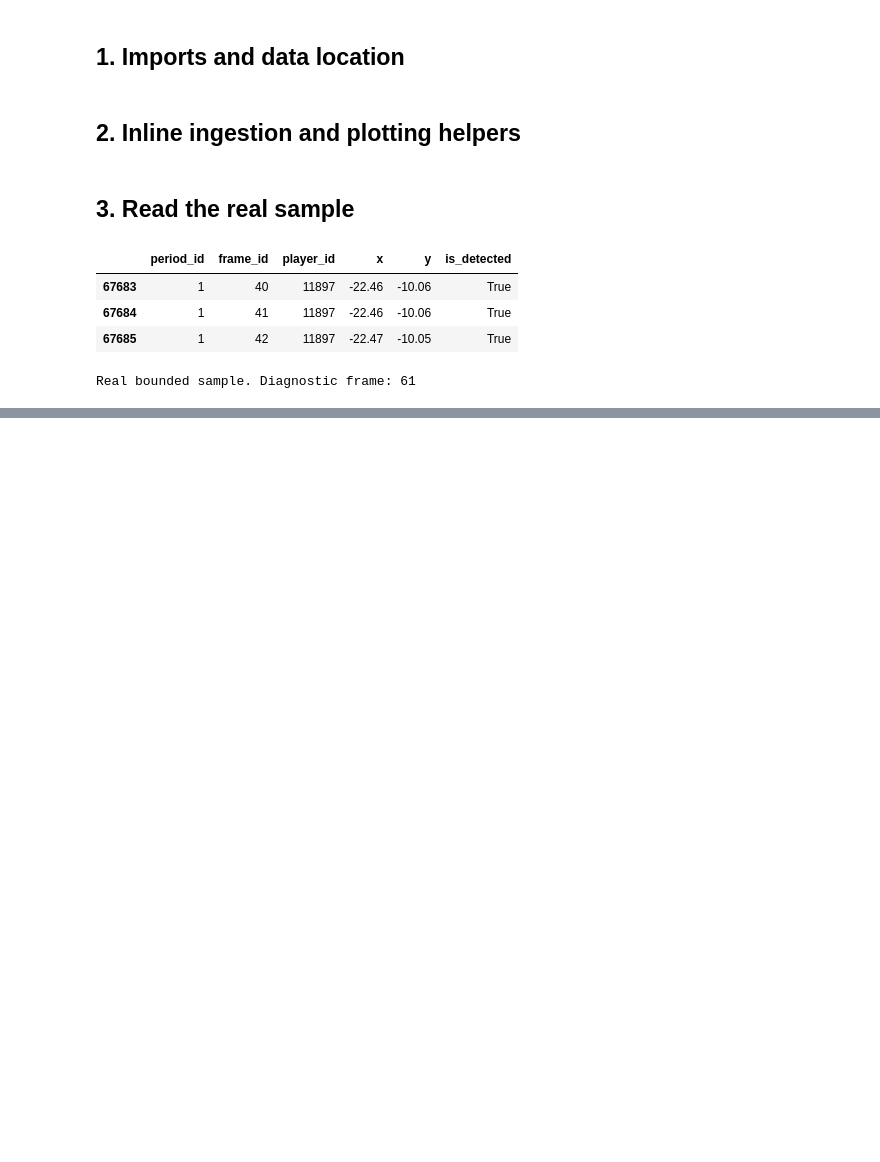
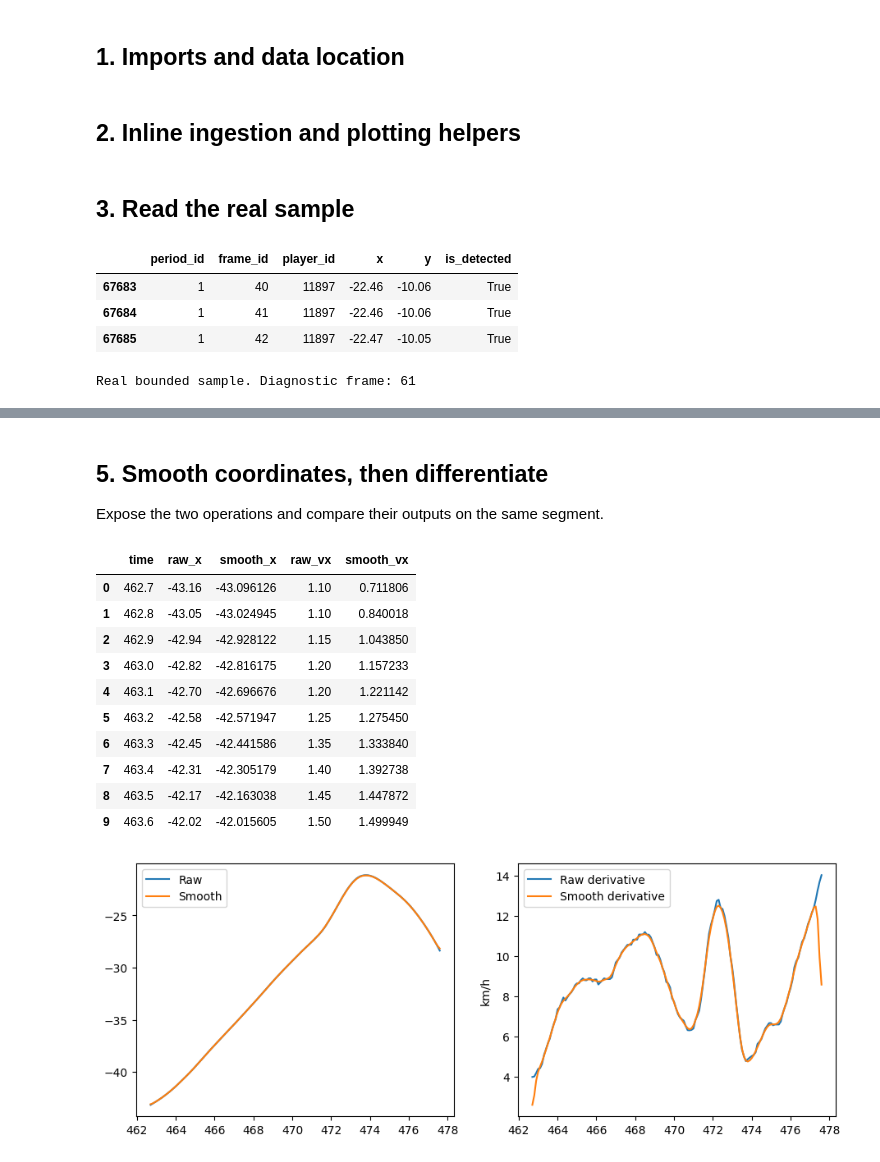
Before and after one commit to zcochran27/tracking-data-applied-workshop, a Jupyter notebook: notebooks/methods/06_physical_metrics.ipynb, the cells around one changed output, grey strips where cells are left out. Saved outputs shown, nothing was run; the diff lists cells and outputs as text; code cells hidden in the pictures; blank space fills up the shorter version.

```diff
--- a/notebooks/methods/06_physical_metrics.ipynb
+++ b/notebooks/methods/06_physical_metrics.ipynb
@@ -486,0 +129,27 @@ This notebook is deliberately self-contained. Shared *concepts* such as smoothin
+# %% [markdown]
+## 5. Smooth coordinates, then differentiate
+
+Expose the two operations and compare their outputs on the same segment.
+# %%
+from scipy.ndimage import gaussian_filter1d
+def smooth_coordinates(xy,sigma=1.5):
+    return gaussian_filter1d(np.asarray(xy),sigma=sigma,axis=0,mode='nearest')
+
+def differentiate_coordinates(xy,time):
+    return np.gradient(np.asarray(xy),np.asarray(time),axis=0)
+smoothed=smooth_coordinates(xy);raw_velocity=differentiate_coordinates(xy,t);smooth_velocity=differentiate_coordinates(smoothed,t)
+display(pd.DataFrame({'time':t,'raw_x':xy[:,0],'smooth_x':smoothed[:,0],'raw_vx':raw_velocity[:,0],'smooth_vx':smooth_velocity[:,0]}).head(10))
+fig,axs=plt.subplots(1,2,figsize=(11,4));axs[0].plot(t,xy[:,0],label='Raw');axs[0].plot(t,smoothed[:,0],label='Smooth');axs[0].legend();axs[1].plot(t,np.linalg.norm(raw_velocity,axis=1)*3.6,label='Raw derivative');axs[1].plot(t,np.linalg.norm(smooth_velocity,axis=1)*3.6,label='Smooth derivative');axs[1].set_ylabel('km/h');axs[1].legend();plt.show()
+# %% [output]
+|  | time | raw_x | smooth_x | raw_vx | smooth_vx |
+| 0 | 462.7 | -43.16 | -43.096126 | 1.10 | 0.711806 |
+| 1 | 462.8 | -43.05 | -43.024945 | 1.10 | 0.840018 |
+| 2 | 462.9 | -42.94 | -42.928122 | 1.15 | 1.043850 |
+| 3 | 463.0 | -42.82 | -42.816175 | 1.20 | 1.157233 |
+| 4 | 463.1 | -42.70 | -42.696676 | 1.20 | 1.221142 |
+| 5 | 463.2 | -42.58 | -42.571947 | 1.25 | 1.275450 |
+| 6 | 463.3 | -42.45 | -42.441586 | 1.35 | 1.333840 |
+| 7 | 463.4 | -42.31 | -42.305179 | 1.40 | 1.392738 |
+| 8 | 463.5 | -42.17 | -42.163038 | 1.45 | 1.447872 |
+| 9 | 463.6 | -42.02 | -42.015605 | 1.50 | 1.499949 |
+[figure, added]
```
Also changed, not shown: parts of 51 cells of this notebook, 35 other files.
